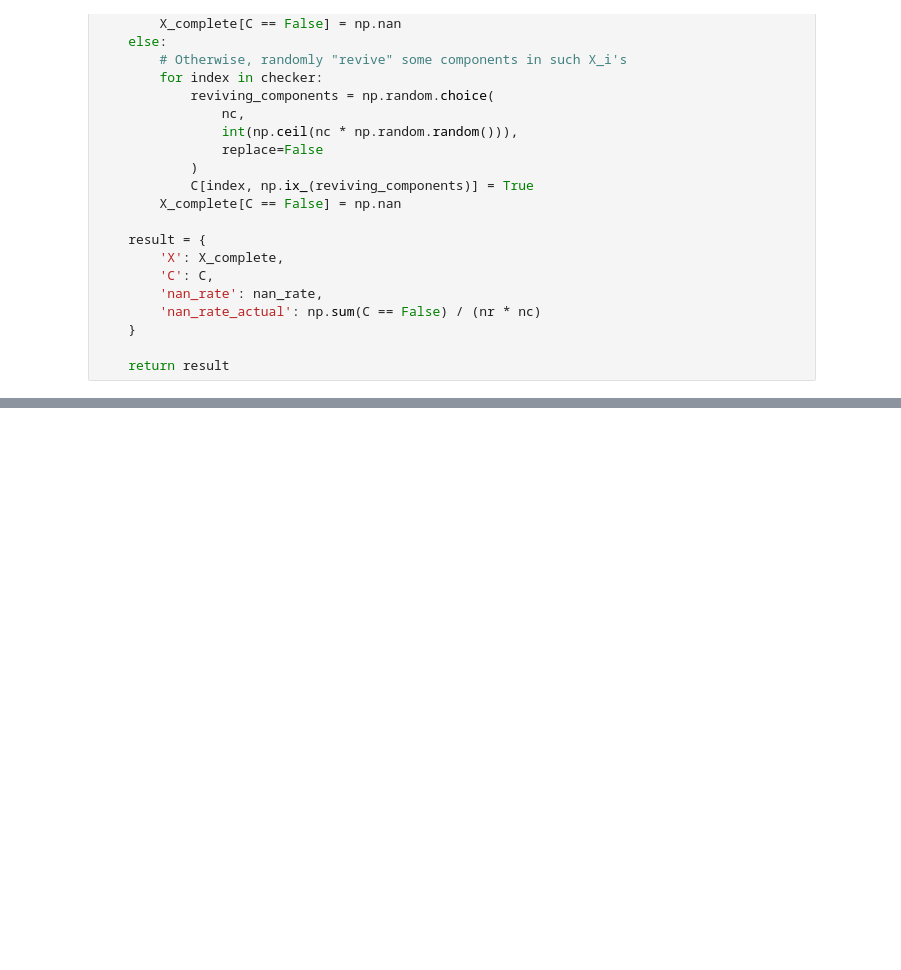
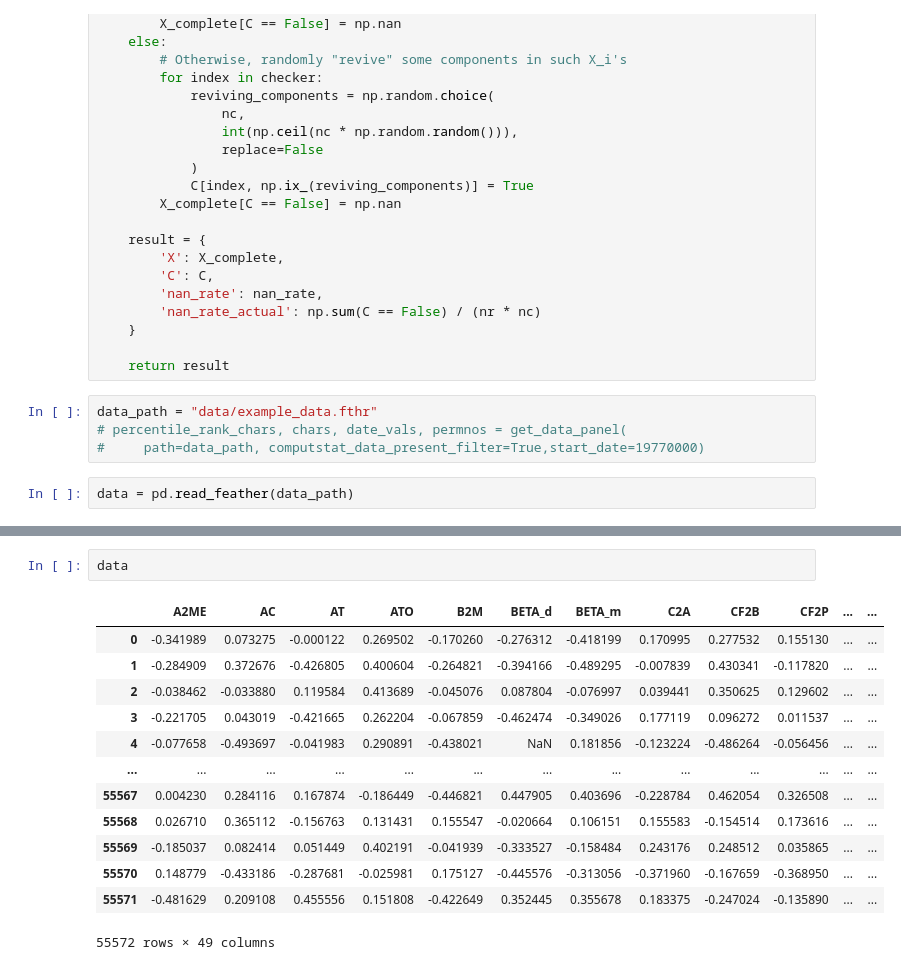
Before and after one commit to kennybix/Data-Imputation-in-Panel-Data, a Jupyter notebook: notebook.ipynb, the cells around one changed output, grey strips where cells are left out. Cells and saved outputs as stored; diff of their text form; blank space fills up the shorter version.

Commit message:
added data files

```diff
--- a/notebook.ipynb
+++ b/notebook.ipynb
@@ -1105,3 +1105,9 @@ def simulate_nan(X, nan_rate):
     }
 
     return result
+# %%
+data_path = "data/example_data.fthr"
+# percentile_rank_chars, chars, date_vals, permnos = get_data_panel(
+#     path=data_path, computstat_data_present_filter=True,start_date=19770000)
+# %%
+data = pd.read_feather(data_path)
@@ -1107,0 +1124,16 @@ def simulate_nan(X, nan_rate):
+# %%
+data
+# %% [output]
+|  | A2ME | AC | AT | ATO | B2M | BETA_d | BETA_m | C2A | CF2B | CF2P | ... | ... |
+| 0 | -0.341989 | 0.073275 | -0.000122 | 0.269502 | -0.170260 | -0.276312 | -0.418199 | 0.170995 | 0.277532 | 0.155130 | ... | ... |
+| 1 | -0.284909 | 0.372676 | -0.426805 | 0.400604 | -0.264821 | -0.394166 | -0.489295 | -0.007839 | 0.430341 | -0.117820 | ... | ... |
+| 2 | -0.038462 | -0.033880 | 0.119584 | 0.413689 | -0.045076 | 0.087804 | -0.076997 | 0.039441 | 0.350625 | 0.129602 | ... | ... |
+| 3 | -0.221705 | 0.043019 | -0.421665 | 0.262204 | -0.067859 | -0.462474 | -0.349026 | 0.177119 | 0.096272 | 0.011537 | ... | ... |
+| 4 | -0.077658 | -0.493697 | -0.041983 | 0.290891 | -0.438021 | NaN | 0.181856 | -0.123224 | -0.486264 | -0.056456 | ... | ... |
+| ... | ... | ... | ... | ... | ... | ... | ... | ... | ... | ... | ... | ... |
+| 55567 | 0.004230 | 0.284116 | 0.167874 | -0.186449 | -0.446821 | 0.447905 | 0.403696 | -0.228784 | 0.462054 | 0.326508 | ... | ... |
+| 55568 | 0.026710 | 0.365112 | -0.156763 | 0.131431 | 0.155547 | -0.020664 | 0.106151 | 0.155583 | -0.154514 | 0.173616 | ... | ... |
+| 55569 | -0.185037 | 0.082414 | 0.051449 | 0.402191 | -0.041939 | -0.333527 | -0.158484 | 0.243176 | 0.248512 | 0.035865 | ... | ... |
+| 55570 | 0.148779 | -0.433186 | -0.287681 | -0.025981 | 0.175127 | -0.445576 | -0.313056 | -0.371960 | -0.167659 | -0.368950 | ... | ... |
+| 55571 | -0.481629 | 0.209108 | 0.455556 | 0.151808 | -0.422649 | 0.352445 | 0.355678 | 0.183375 | -0.247024 | -0.135890 | ... | ... |
+55572 rows × 49 columns
```
Also changed, not shown: parts of 4 cells of this notebook, 3 other files.
